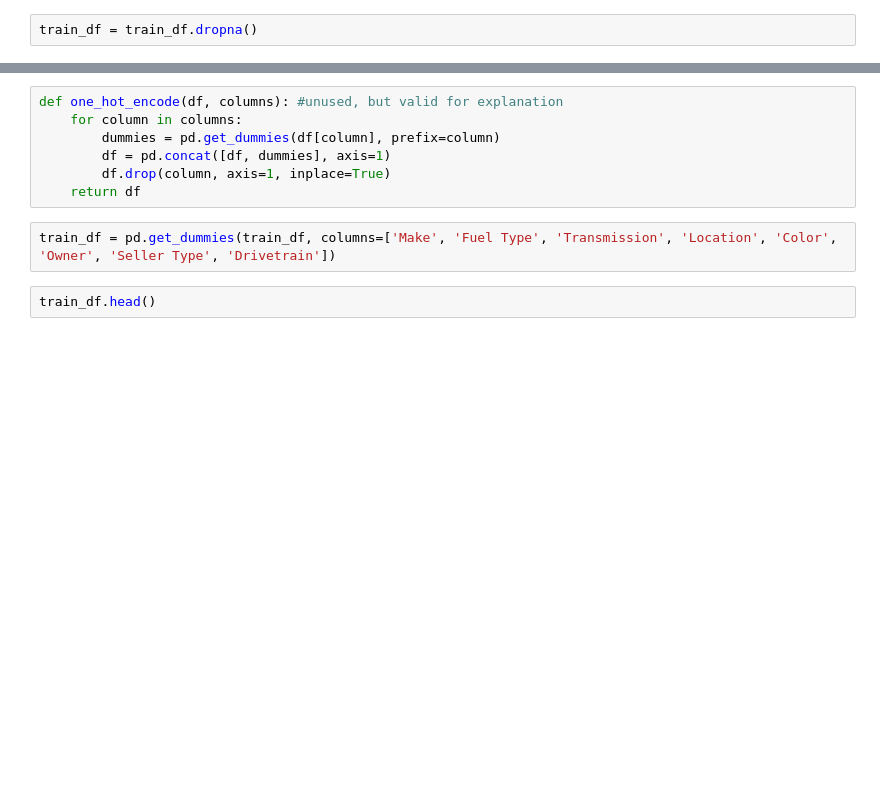
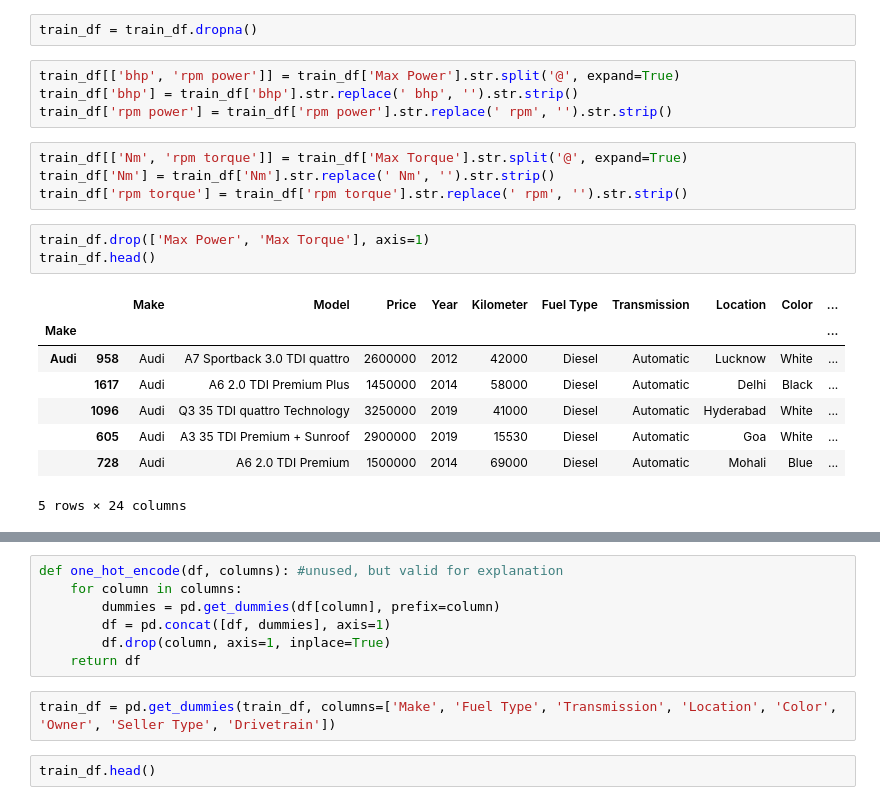
Before and after one commit to PNU-SE-AIteam/automobile_model_example, a Jupyter notebook: cars.ipynb, the cells around one changed output, grey strips where cells are left out. Saved outputs shown, nothing was run; the diff lists cells and outputs as text; blank space fills up the shorter version.

```diff
--- a/cars.ipynb
+++ b/cars.ipynb
@@ -114,5 +45,25 @@ train_df = train_df.groupby('Make').apply(extract_drivetrain)
 # %%
 train_df = train_df.dropna()
+# %%
+train_df[['bhp', 'rpm power']] = train_df['Max Power'].str.split('@', expand=True)
+train_df['bhp'] = train_df['bhp'].str.replace(' bhp', '').str.strip()
+train_df['rpm power'] = train_df['rpm power'].str.replace(' rpm', '').str.strip()
+# %%
+train_df[['Nm', 'rpm torque']] = train_df['Max Torque'].str.split('@', expand=True)
+train_df['Nm'] = train_df['Nm'].str.replace(' Nm', '').str.strip()
+train_df['rpm torque'] = train_df['rpm torque'].str.replace(' rpm', '').str.strip()
+# %%
+train_df.drop(['Max Power', 'Max Torque'], axis=1)
+train_df.head()
+# %% [output]
+|  |  | Make | Model | Price | Year | Kilometer | Fuel Type | Transmission | Location | Color | ... |
+| Make |  |  |  |  |  |  |  |  |  |  | ... |
+| Audi | 958 | Audi | A7 Sportback 3.0 TDI quattro | 2600000 | 2012 | 42000 | Diesel | Automatic | Lucknow | White | ... |
+|  | 1617 | Audi | A6 2.0 TDI Premium Plus | 1450000 | 2014 | 58000 | Diesel | Automatic | Delhi | Black | ... |
+|  | 1096 | Audi | Q3 35 TDI quattro Technology | 3250000 | 2019 | 41000 | Diesel | Automatic | Hyderabad | White | ... |
+|  | 605 | Audi | A3 35 TDI Premium + Sunroof | 2900000 | 2019 | 15530 | Diesel | Automatic | Goa | White | ... |
+|  | 728 | Audi | A6 2.0 TDI Premium | 1500000 | 2014 | 69000 | Diesel | Automatic | Mohali | Blue | ... |
+5 rows × 24 columns
 # %%
 msno.matrix(train_df)
 # %% [output]
```
Also changed, not shown: parts of 15 cells of this notebook.
